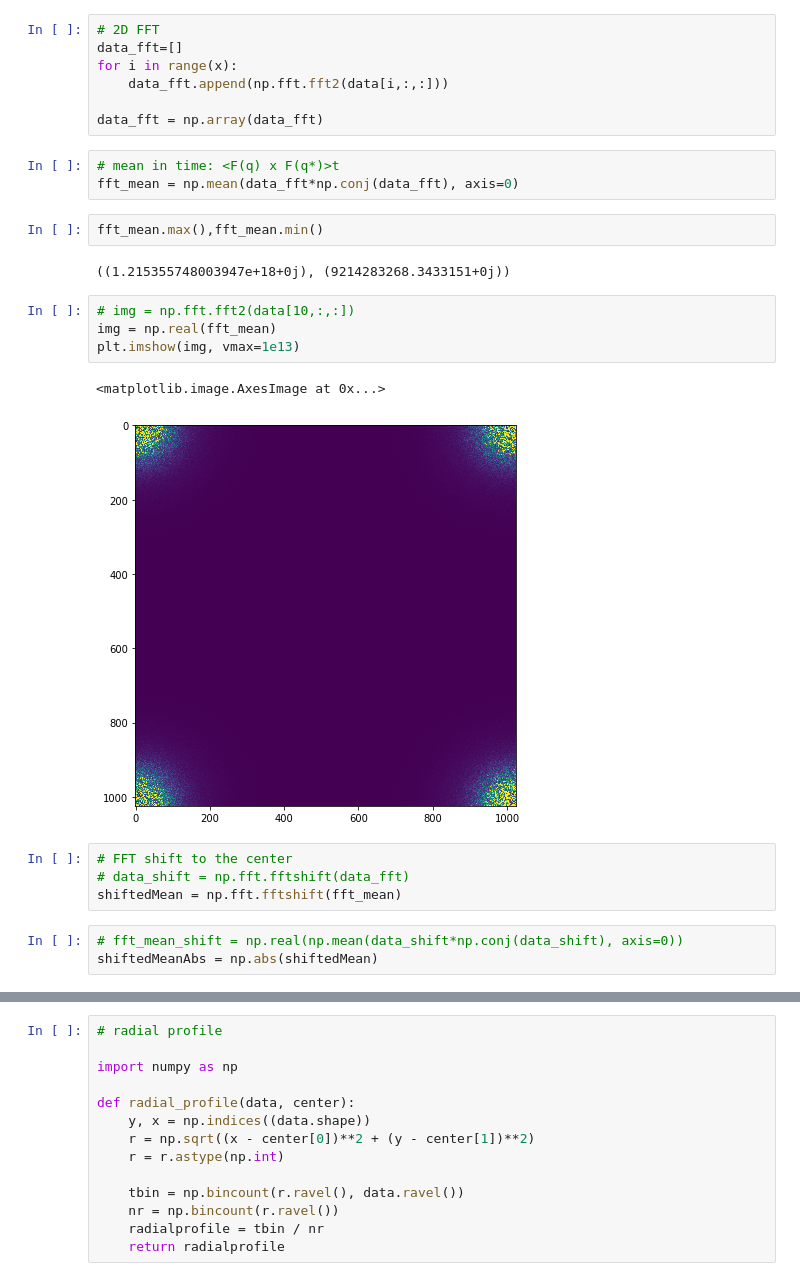
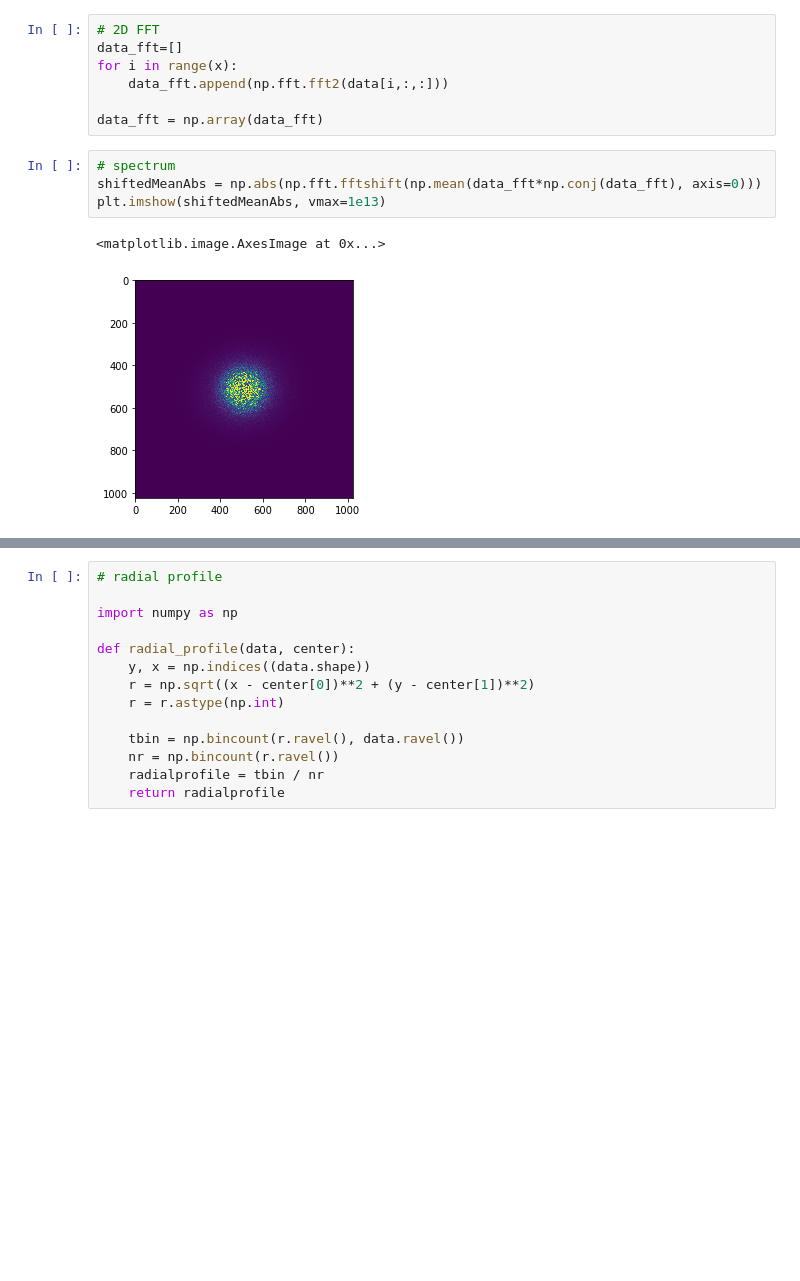
Before and after one commit to adibrov/jupyterNotebooks, a Jupyter notebook: particles_fft.ipynb, the cells around one changed output, grey strips where cells are left out. Drawn from its saved outputs; the diff is of its cells as text; blank space fills up the shorter version.

```diff
--- a/particles_fft.ipynb
+++ b/particles_fft.ipynb
@@ -25,23 +25,9 @@ for i in range(x):
 
 data_fft = np.array(data_fft)
 # %%
-# mean in time: <F(q) x F(q*)>t
-fft_mean = np.mean(data_fft*np.conj(data_fft), axis=0)
+# spectrum
+shiftedMeanAbs = np.abs(np.fft.fftshift(np.mean(data_fft*np.conj(data_fft), axis=0)))
+plt.imshow(shiftedMeanAbs, vmax=1e13)
+# %% [output]
+<matplotlib.image.AxesImage at 0x...>
+[figure, added]
-# %%
-fft_mean.max(),fft_mean.min()
-# %% [output]
-((1.215355748003947e+18+0j), (9214283268.3433151+0j))
-# %%
-# img = np.fft.fft2(data[10,:,:])
-img = np.real(fft_mean)
-plt.imshow(img, vmax=1e13)
-# %% [output]
-<matplotlib.image.AxesImage at 0x...>
-[figure, removed]
-# %%
-# FFT shift to the center
-# data_shift = np.fft.fftshift(data_fft)
-shiftedMean = np.fft.fftshift(fft_mean)
-# %%
-# fft_mean_shift = np.real(np.mean(data_shift*np.conj(data_shift), axis=0))
-shiftedMeanAbs = np.abs(shiftedMean)
```
Also changed, not shown: parts of 44 cells of this notebook.
